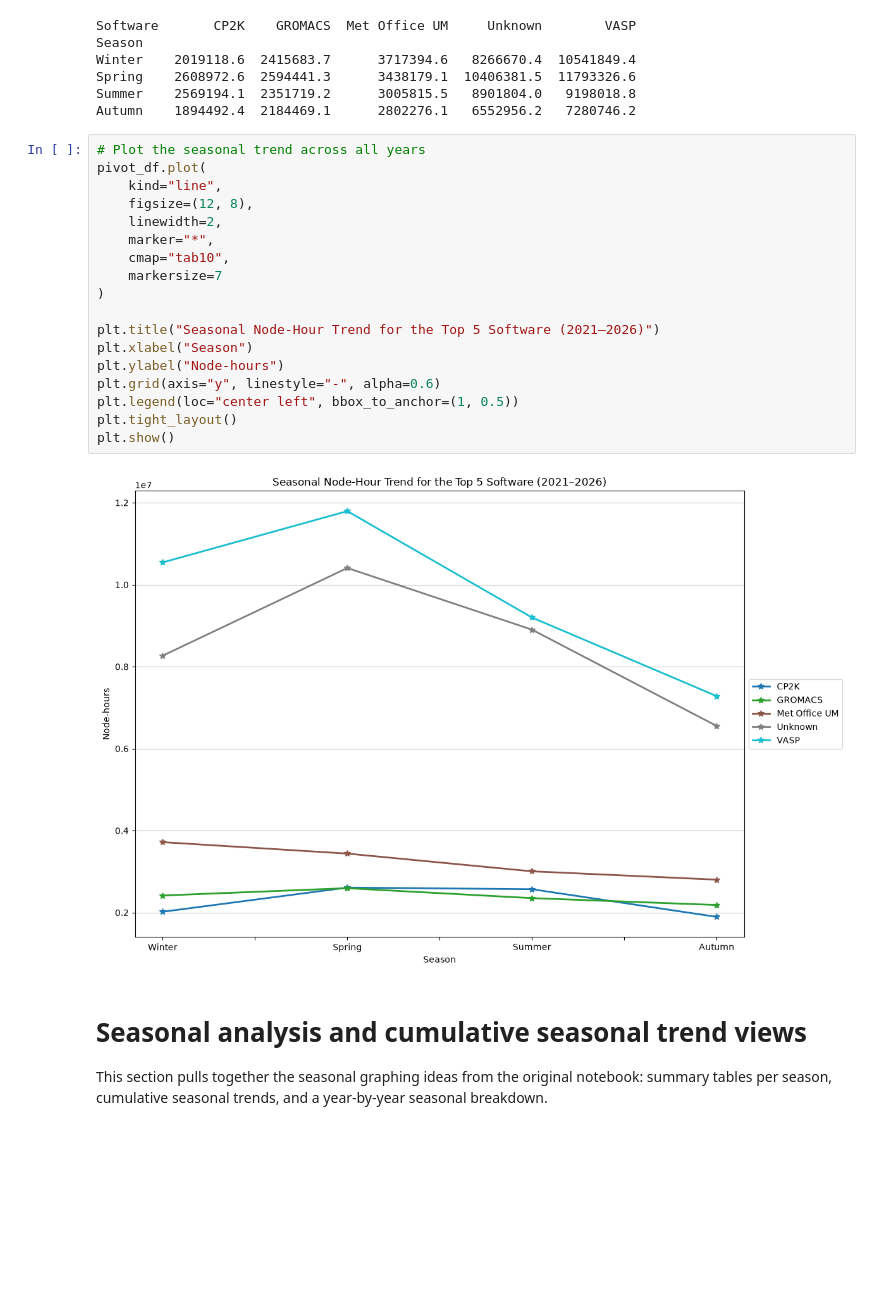
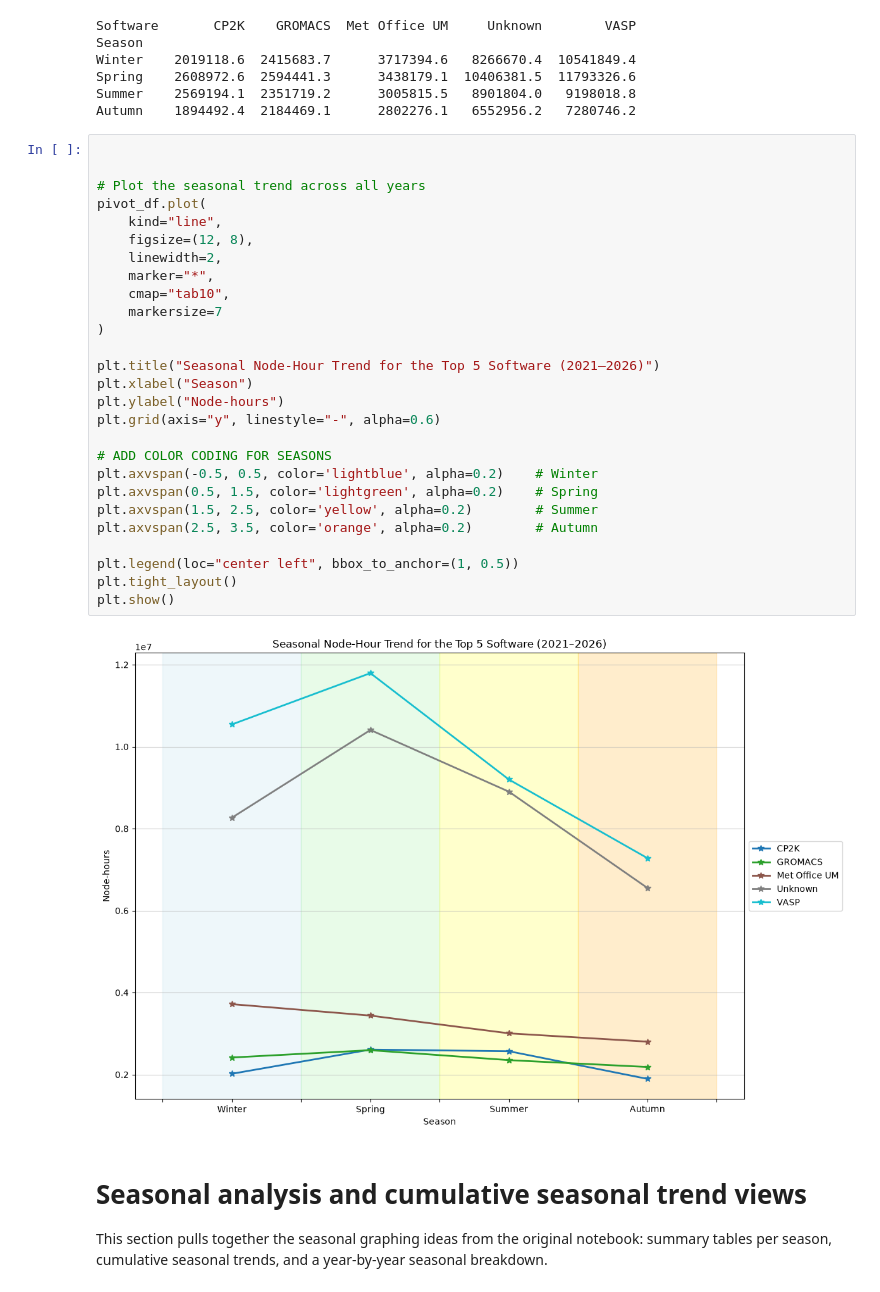
Before and after one commit to PrincessOwuna15/archer2-workload-research, a Jupyter notebook: notebooks/seasonal_trends.ipynb, the cells around one changed output. Drawn from its saved outputs; the diff is of its cells as text; blank space fills up the shorter version.

```diff
--- a/notebooks/seasonal_trends.ipynb
+++ b/notebooks/seasonal_trends.ipynb
@@ -92,25 +92,34 @@ Spring    2608972.6  2594441.3      3438179.1  10406381.5  11793326.6
 Summer    2569194.1  2351719.2      3005815.5   8901804.0   9198018.8
 Autumn    1894492.4  2184469.1      2802276.1   6552956.2   7280746.2
 # %%
+
+
 # Plot the seasonal trend across all years
 pivot_df.plot(
     kind="line",
     figsize=(12, 8),
     linewidth=2,
     marker="*",
     cmap="tab10",
     markersize=7
 )
 
 plt.title("Seasonal Node-Hour Trend for the Top 5 Software (2021–2026)")
 plt.xlabel("Season")
 plt.ylabel("Node-hours")
 plt.grid(axis="y", linestyle="-", alpha=0.6)
+
+# ADD COLOR CODING FOR SEASONS
+plt.axvspan(-0.5, 0.5, color='lightblue', alpha=0.2)    # Winter
+plt.axvspan(0.5, 1.5, color='lightgreen', alpha=0.2)    # Spring
+plt.axvspan(1.5, 2.5, color='yellow', alpha=0.2)        # Summer
+plt.axvspan(2.5, 3.5, color='orange', alpha=0.2)        # Autumn
+
 plt.legend(loc="center left", bbox_to_anchor=(1, 0.5))
 plt.tight_layout()
 plt.show()
 # %% [output]
-[figure, old version]
+[figure, new version]
 # %% [markdown]
 # Seasonal analysis and cumulative seasonal trend views
 
```
Also changed, not shown: parts of 1 cell of this notebook, 1 other file.
